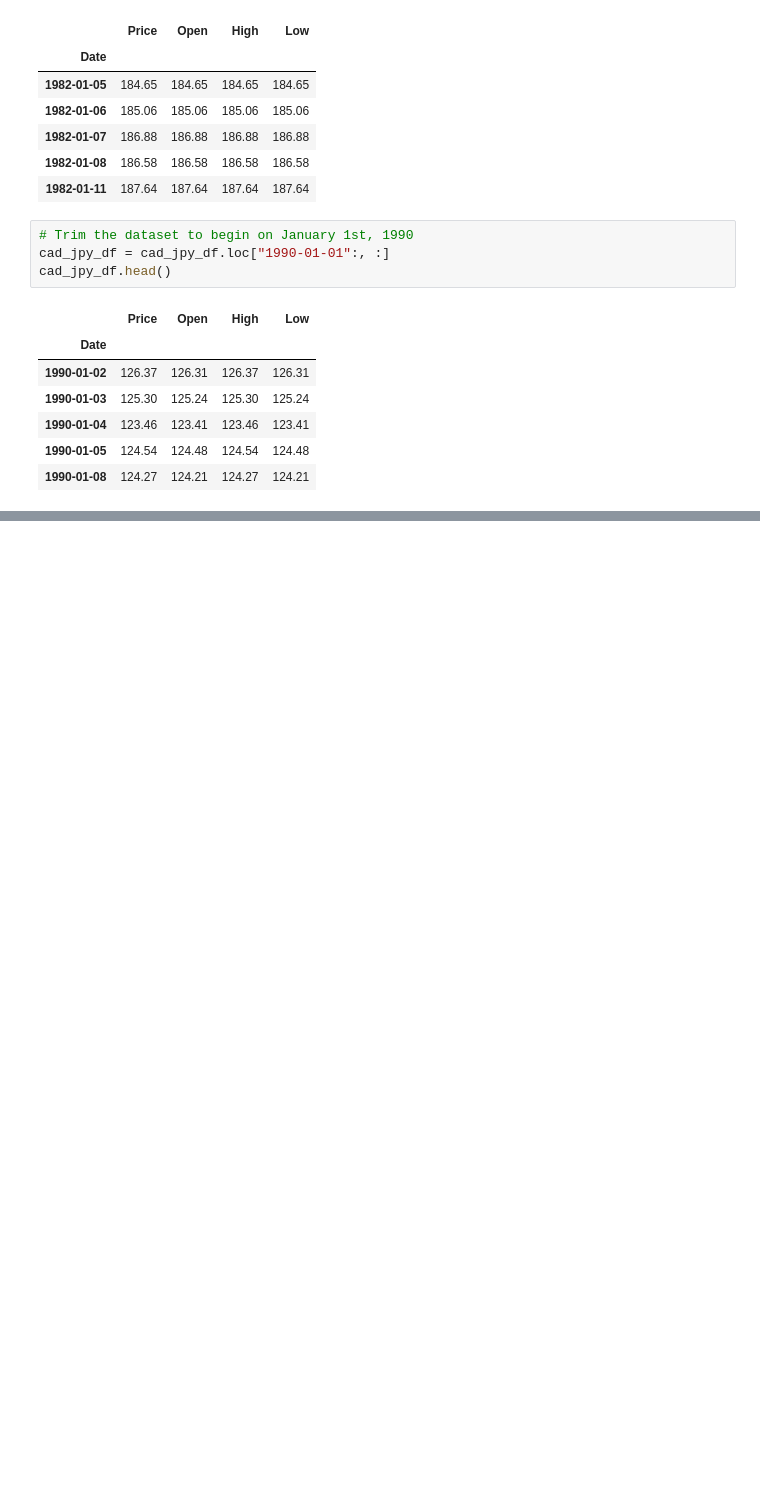
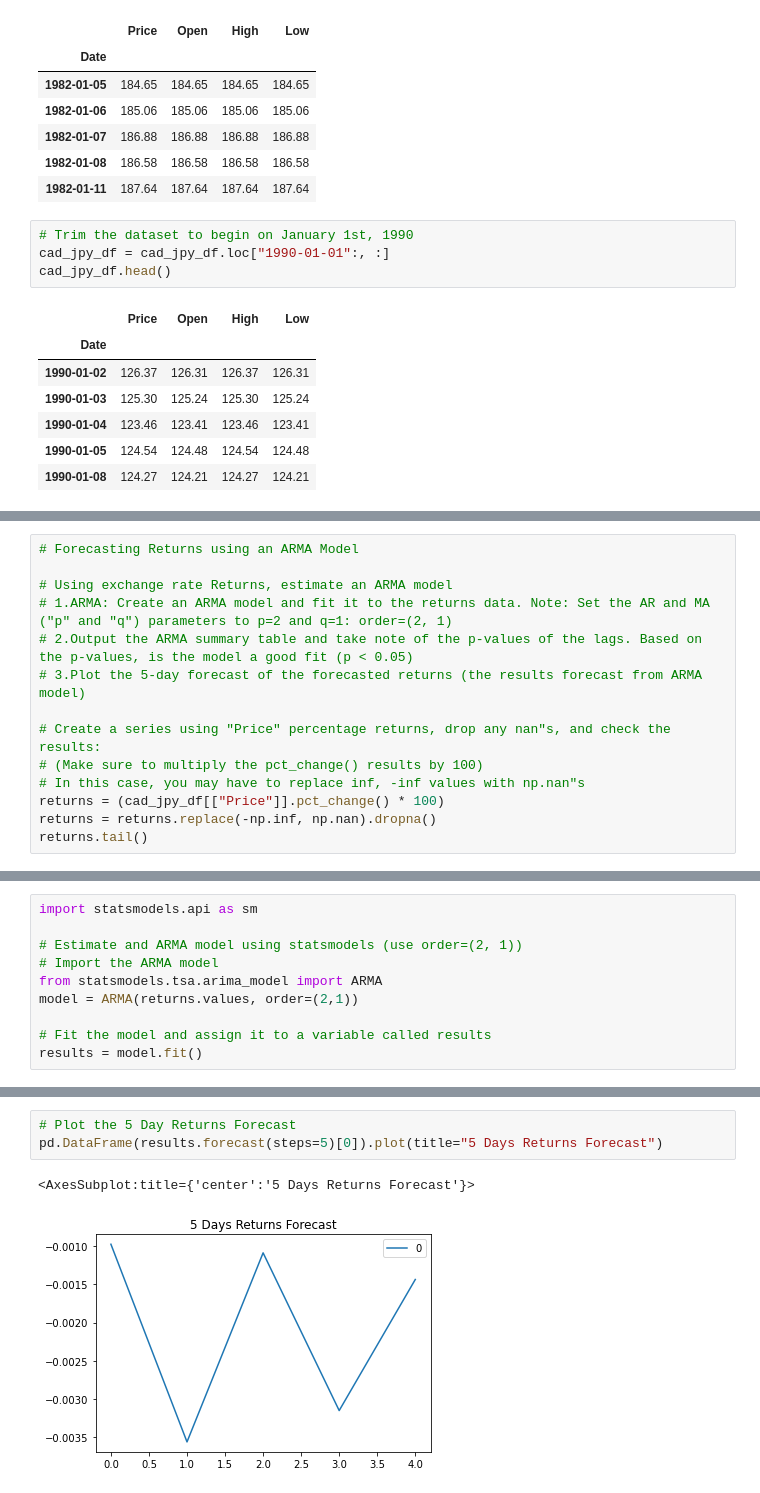
Before and after one commit to roshp1/time-series-analysis, a Jupyter notebook: time_series_analysis.ipynb, the cells around one changed output, grey strips where cells are left out. Saved outputs shown, nothing was run; the diff lists cells and outputs as text; blank space fills up the shorter version.

```diff
--- a/time_series_analysis.ipynb
+++ b/time_series_analysis.ipynb
@@ -94,0 +93,14 @@ KeyError: "['noise', 'trend'] not in index"
+# %%
+# Forecasting Returns using an ARMA Model
+
+# Using exchange rate Returns, estimate an ARMA model
+# 1.ARMA: Create an ARMA model and fit it to the returns data. Note: Set the AR and MA ("p" and "q") parameters to p=2 and q=1: order=(2, 1)
+# 2.Output the ARMA summary table and take note of the p-values of the lags. Based on the p-values, is the model a good fit (p < 0.05)
+# 3.Plot the 5-day forecast of the forecasted returns (the results forecast from ARMA model)
+
+# Create a series using "Price" percentage returns, drop any nan"s, and check the results:
+# (Make sure to multiply the pct_change() results by 100)
+# In this case, you may have to replace inf, -inf values with np.nan"s
+returns = (cad_jpy_df[["Price"]].pct_change() * 100)
+returns = returns.replace(-np.inf, np.nan).dropna()
+returns.tail()
@@ -94,0 +115,10 @@ KeyError: "['noise', 'trend'] not in index"
+# %%
+import statsmodels.api as sm
+
+# Estimate and ARMA model using statsmodels (use order=(2, 1))
+# Import the ARMA model
+from statsmodels.tsa.arima_model import ARMA
+model = ARMA(returns.values, order=(2,1))
+
+# Fit the model and assign it to a variable called results
+results = model.fit()
@@ -94,0 +166,6 @@ KeyError: "['noise', 'trend'] not in index"
+# %%
+# Plot the 5 Day Returns Forecast
+pd.DataFrame(results.forecast(steps=5)[0]).plot(title="5 Days Returns Forecast")
+# %% [output]
+<AxesSubplot:title={'center':'5 Days Returns Forecast'}>
+[figure, added]
```
Also changed, not shown: parts of 27 cells of this notebook.
